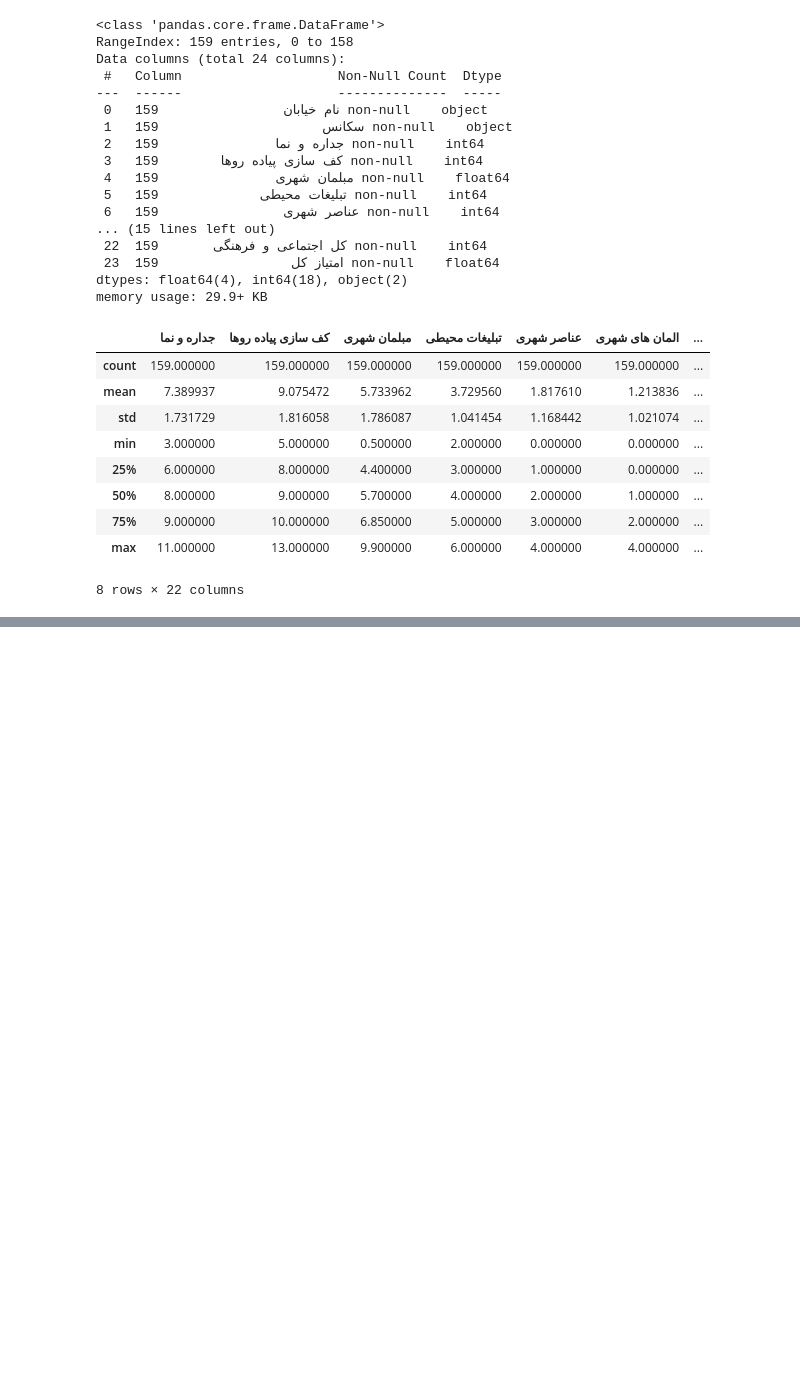
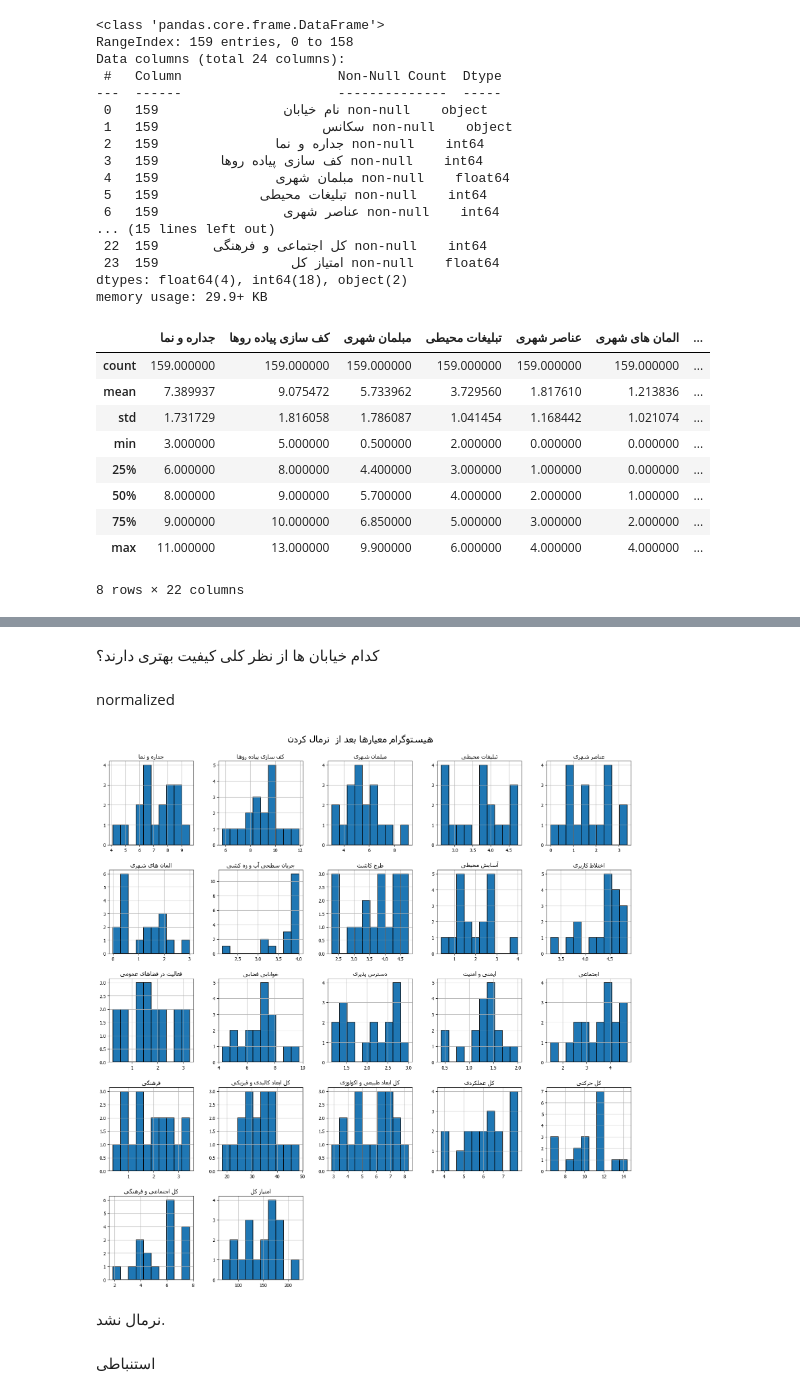
Before and after one commit to AlmaRadman/shiraz-data-analytics-project, a Jupyter notebook: code.ipynb, the cells around one changed output, grey strips where cells are left out. Saved outputs shown, nothing was run; the diff lists cells and outputs as text; code cells hidden in the pictures; blank space fills up the shorter version.

```diff
--- a/code.ipynb
+++ b/code.ipynb
@@ -35,0 +445,25 @@ memory usage: 29.9+ KB
+# %% [markdown]
+کدام خیابان ها از نظر کلی کیفیت بهتری دارند؟
+# %% [markdown]
+normalized
+# %%
+from scipy.stats import boxcox, yeojohnson, skew, kurtosis
+numeric_cols = df.sekans.select_dtypes(include='number').columns
+df_transformed = df.sekans.copy()
+for col in numeric_cols:
+    transformed_data, lambda_val = yeojohnson(df.sekans[col])
+df_transformed[col] = transformed_data
+# %%
+plt.rcParams['font.family'] = 'Tahoma'
+numeric_cols_scaled_norm = df_transformed .select_dtypes(include='number').columns
+axes =df_transformed [numeric_cols_scaled_norm].hist(edgecolor="black", linewidth=1.2, figsize=(20, 20))
+for ax, col in zip(axes.flatten(), numeric_cols_scaled_norm):
+    ax.set_title(get_display(arabic_reshaper.reshape(col)))
+plt.suptitle(get_display(arabic_reshaper.reshape(" هیستوگرام معیارها بعد از  نرمال کردن")), fontsize=20, y=0.92)
+plt.show()
+# %% [output]
+[figure, added]
+# %% [markdown]
+نرمال نشد.
+# %% [markdown]
+استنباطی
```
Also changed, not shown: parts of 54 cells of this notebook, 1 other file.
